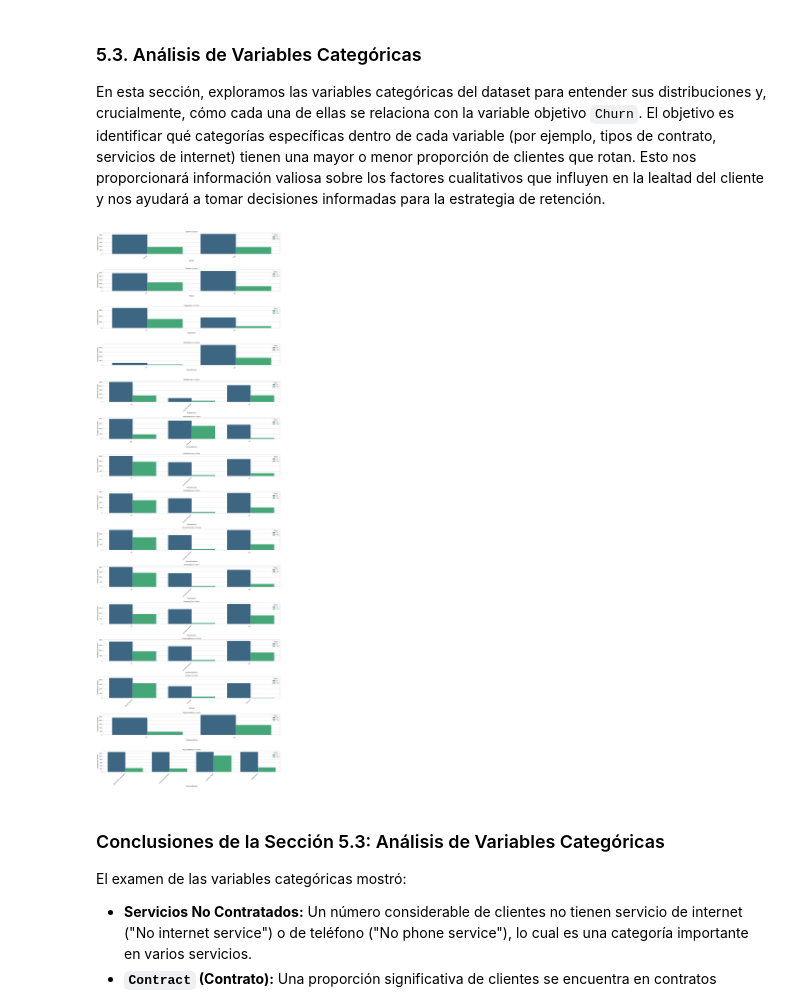
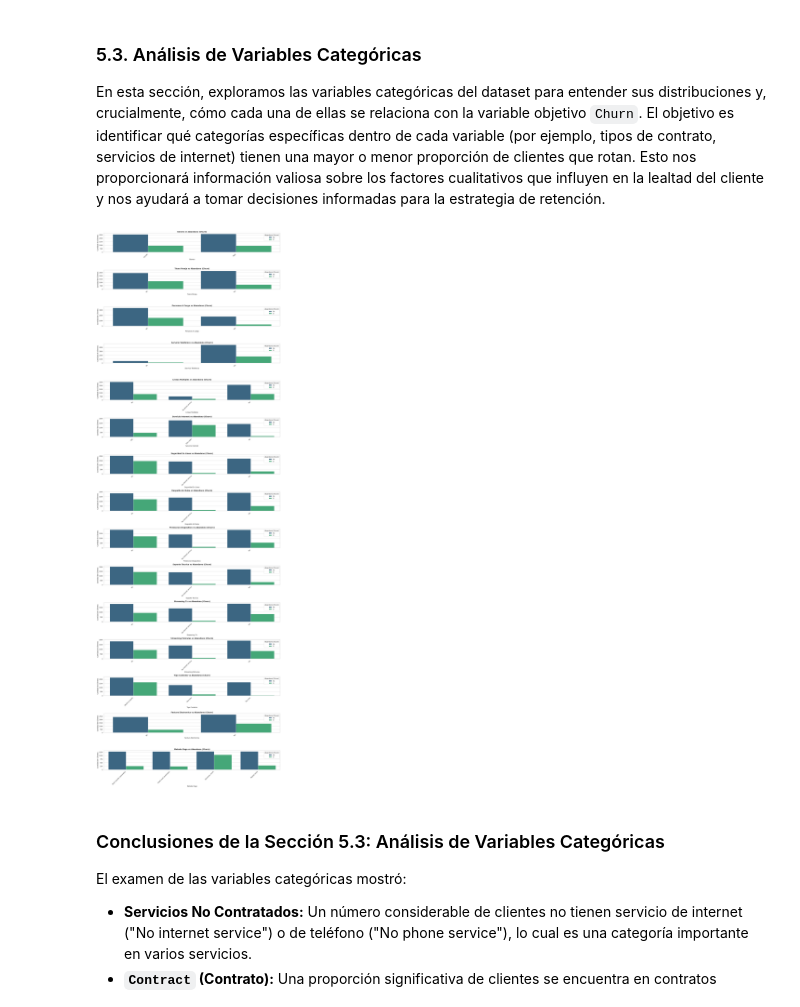
Before and after one commit to MauricioTapia84/proyecto-machinelearning-telco, a Jupyter notebook: notebooks/01_EDA_y_Limpieza.ipynb, the cells around one changed output. Cells and saved outputs as stored; diff of their text form; code cells hidden in the pictures.

```diff
--- a/notebooks/01_EDA_y_Limpieza.ipynb
+++ b/notebooks/01_EDA_y_Limpieza.ipynb
@@ -110,0 +253,22 @@ La inspección inicial ha revelado varios puntos clave:
+# %%
+from sklearn.model_selection import train_test_split
+import os
+import pandas as pd
+
+# Definimos una semilla global para la reproducibilidad
+RANDOM_STATE = 42
+
+# Asegurar que el dataframe 'df' está cargado en memoria
+if 'df' not in globals():
+    csv_path = '../data/raw/WA_Fn-UseC_-Telco-Customer-Churn.csv'
+    if not os.path.exists(csv_path):
+        csv_path = 'WA_Fn-UseC_-Telco-Customer-Churn.csv'
+    df = pd.read_csv(csv_path)
+
+# Realizamos la división estricta 80/20 manteniendo la variable objetivo 'Churn'
+train_df, test_df = train_test_split(df, test_size=0.20, random_state=RANDOM_STATE, stratify=df['Churn'] if 'Churn' in df.columns else None)
+
+print(f"Dimensiones de Train (80%): {train_df.shape}")
+print(f"Dimensiones de Test (20%): {test_df.shape}")
+
+# De aquí en adelante usaremos train_df para el EDA y para calcular parámetros de limpieza
@@ -409,21 +782,27 @@ El análisis de las distribuciones de las variables numéricas reveló:
 
 En esta sección, exploramos las variables categóricas del dataset para entender sus distribuciones y, crucialmente, cómo cada una de ellas se relaciona con la variable objetivo `Churn`. El objetivo es identificar qué categorías específicas dentro de cada variable (por ejemplo, tipos de contrato, servicios de internet) tienen una mayor o menor proporción de clientes que rotan. Esto nos proporcionará información valiosa sobre los factores cualitativos que influyen en la lealtad del cliente y nos ayudará a tomar decisiones informadas para la estrategia de retención.
 # %%
-categorical_cols = df.select_dtypes(include=['object', 'category']).columns.drop('Churn') # Excluir Churn de las categóricas para el bucle
+# Excluir Churn de las categóricas para el bucle de visualización general
+categorical_cols = df.select_dtypes(include=['object', 'category']).columns.drop('Churn')
 
 plt.figure(figsize=(20, len(categorical_cols) * 4))
 for i, col in enumerate(categorical_cols, 1):
     plt.subplot(len(categorical_cols), 1, i)
+    # Obtener el nombre traducido del diccionario técnico
+    trad_col = DICCIONARIO_VARIABLES.get(col, col).replace('_', ' ').title()
+
     sns.countplot(data=df, x=col, hue='Churn', palette='viridis')
-    plt.title(f'{col} vs Churn')
-    plt.xlabel(col)
-    plt.ylabel('Cantidad de Clientes')
+    plt.title(f'{trad_col} vs Abandono (Churn)', fontsize=14, fontweight='bold')
+    plt.xlabel(trad_col, fontsize=12)
+    plt.ylabel('Cantidad de Clientes', fontsize=12)
     plt.xticks(rotation=45, ha='right')
+    plt.legend(title='Abandono (Churn)', labels=['No', 'Sí'])
+
 plt.tight_layout()
 plt.savefig('../images/04_variables_categoricas_vs_churn.png', dpi=300, bbox_inches='tight')
 plt.show()
 # %% [output]
-[figure, old version]
+[figure, new version]
 # %% [markdown]
 ### Conclusiones de la Sección 5.3: Análisis de Variables Categóricas
 
```
Also changed, not shown: parts of 21 cells of this notebook.
